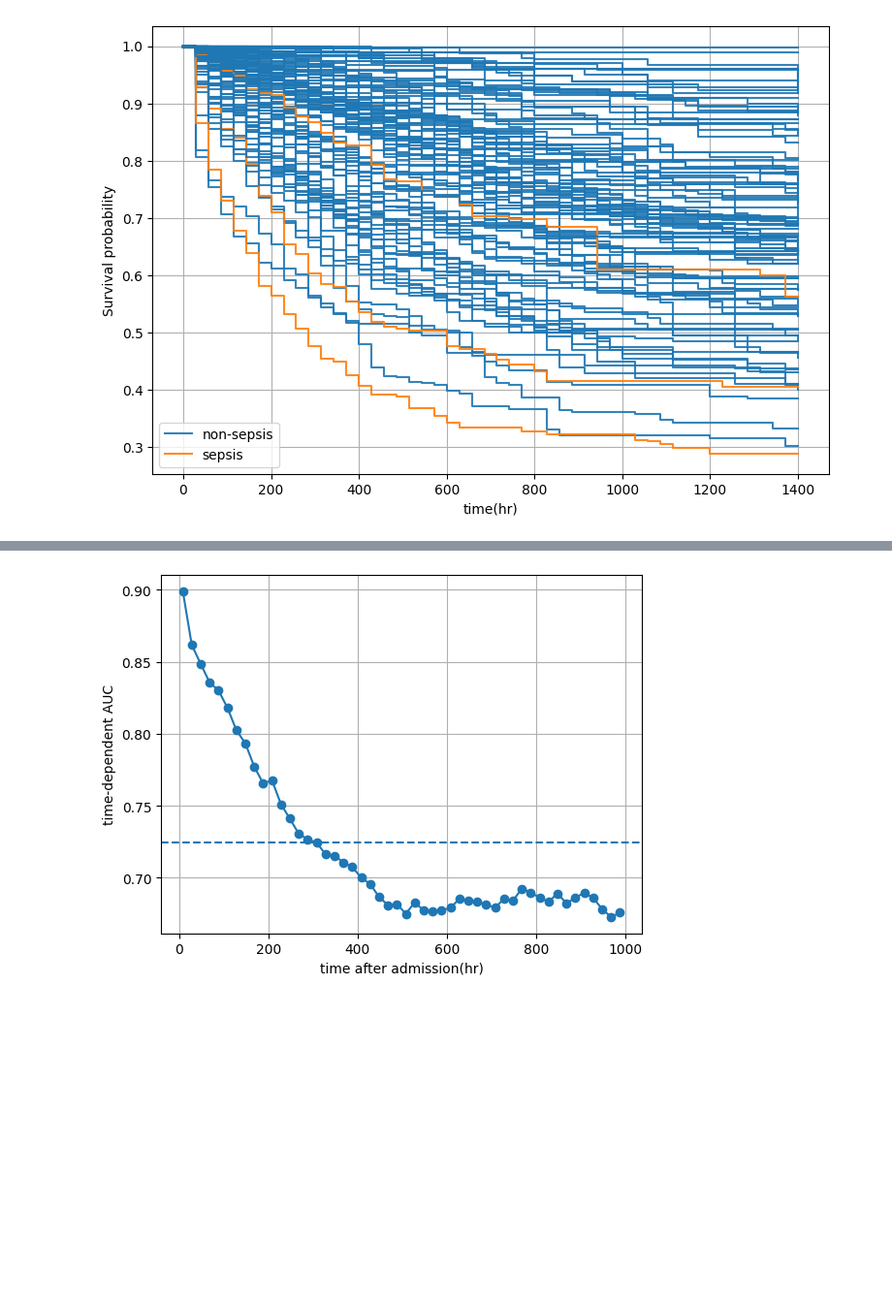
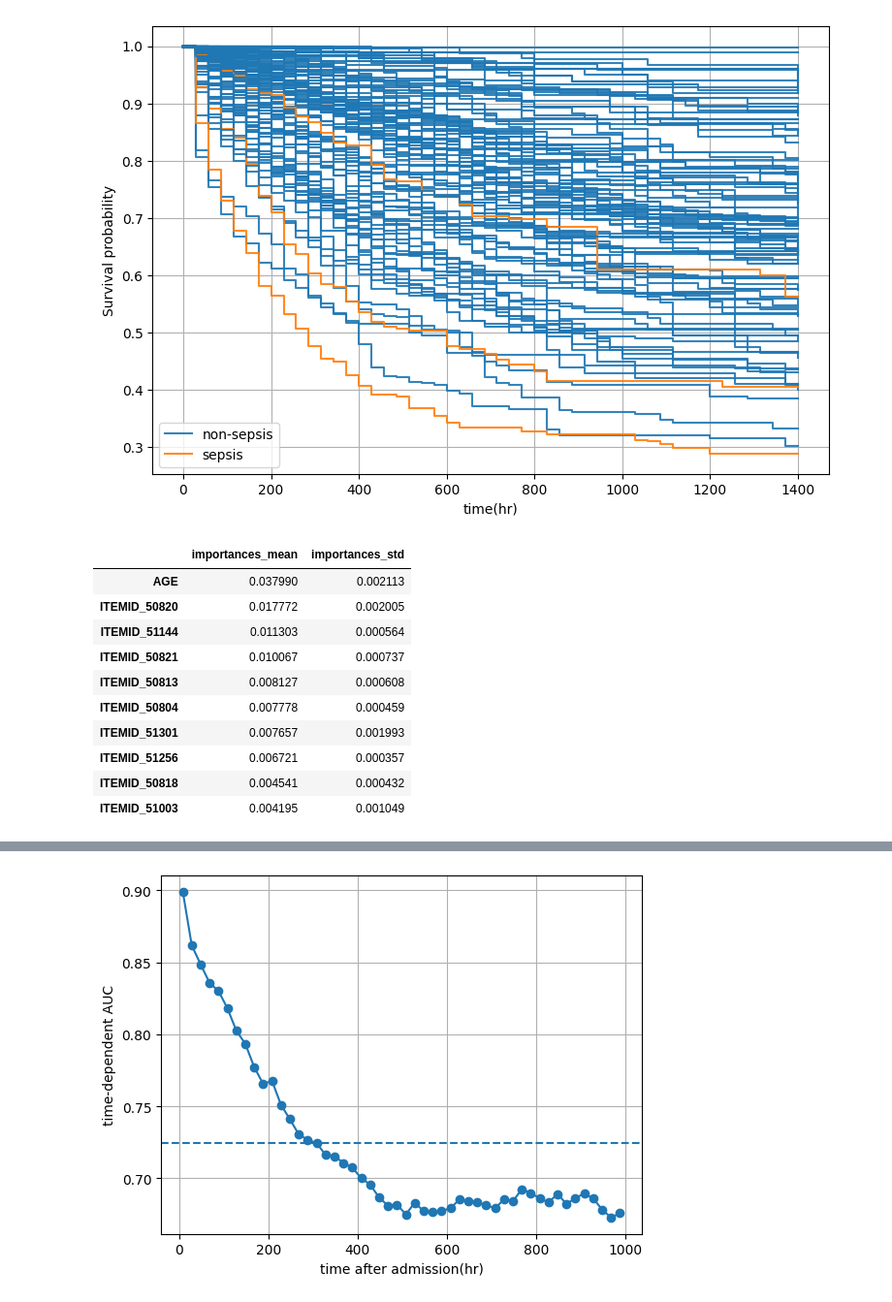
Before and after one commit to 23233408/CAPSTONE, a Jupyter notebook: Ashwani/Final_Survival_models_t8.ipynb, the cells around one changed output, grey strips where cells are left out. Shown: that part at 97% size. Cells and saved outputs as stored; diff of their text form; code cells hidden in the pictures; blank space fills up the shorter version.

Commit message:
survival model at t8

```diff
--- a/Ashwani/Final_Survival_models_t8.ipynb
+++ b/Ashwani/Final_Survival_models_t8.ipynb
@@ -442,3 +444,33 @@ ax.set_ylabel("Survival probability")
 ax.grid(True)
 # %% [output]
 [figure]
+# %%
+from sklearn.inspection import permutation_importance
+
+result = permutation_importance(rsf_gbsg, data_x_test, data_y_test, n_repeats=3)
+
+op = pd.DataFrame(
+    {
+        k: result[k]
+        for k in (
+            "importances_mean",
+            "importances_std",
+        )
+    },
+    index=data_x_test.columns,
+).sort_values(by="importances_mean", ascending=False)
+# %%
+# importances of features for Random forest survival
+op[:10]
+# %% [output]
+|  | importances_mean | importances_std |
+| AGE | 0.037990 | 0.002113 |
+| ITEMID_50820 | 0.017772 | 0.002005 |
+| ITEMID_51144 | 0.011303 | 0.000564 |
+| ITEMID_50821 | 0.010067 | 0.000737 |
+| ITEMID_50813 | 0.008127 | 0.000608 |
+| ITEMID_50804 | 0.007778 | 0.000459 |
+| ITEMID_51301 | 0.007657 | 0.001993 |
+| ITEMID_51256 | 0.006721 | 0.000357 |
+| ITEMID_50818 | 0.004541 | 0.000432 |
+| ITEMID_51003 | 0.004195 | 0.001049 |
```
Also changed, not shown: parts of 2 cells of this notebook.
